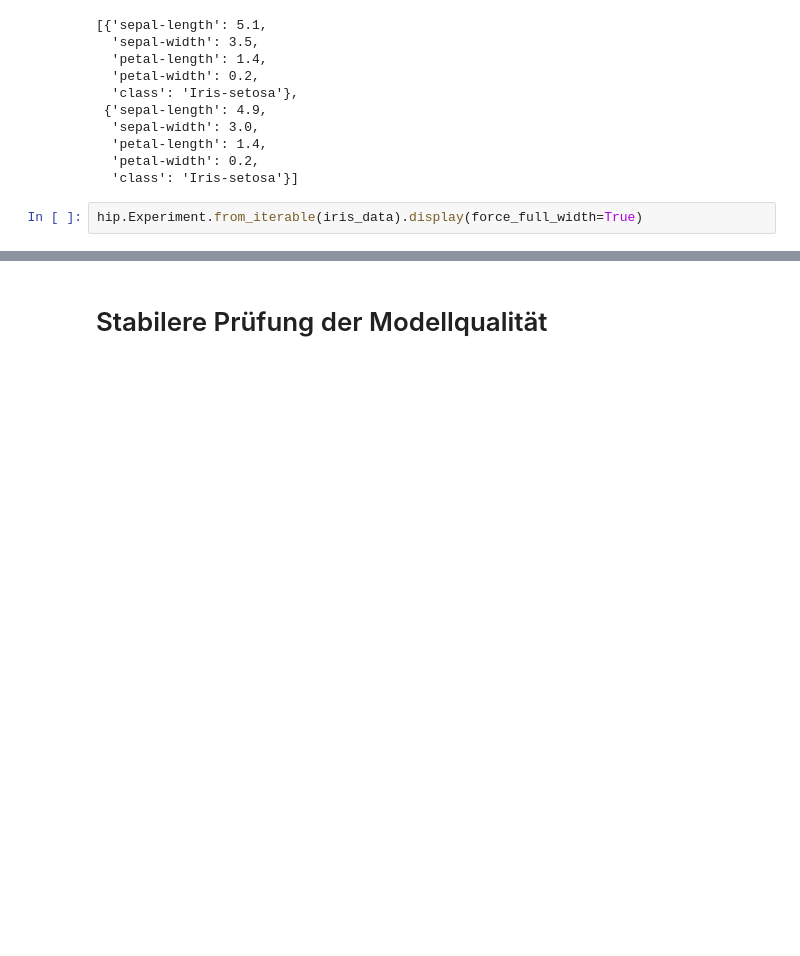
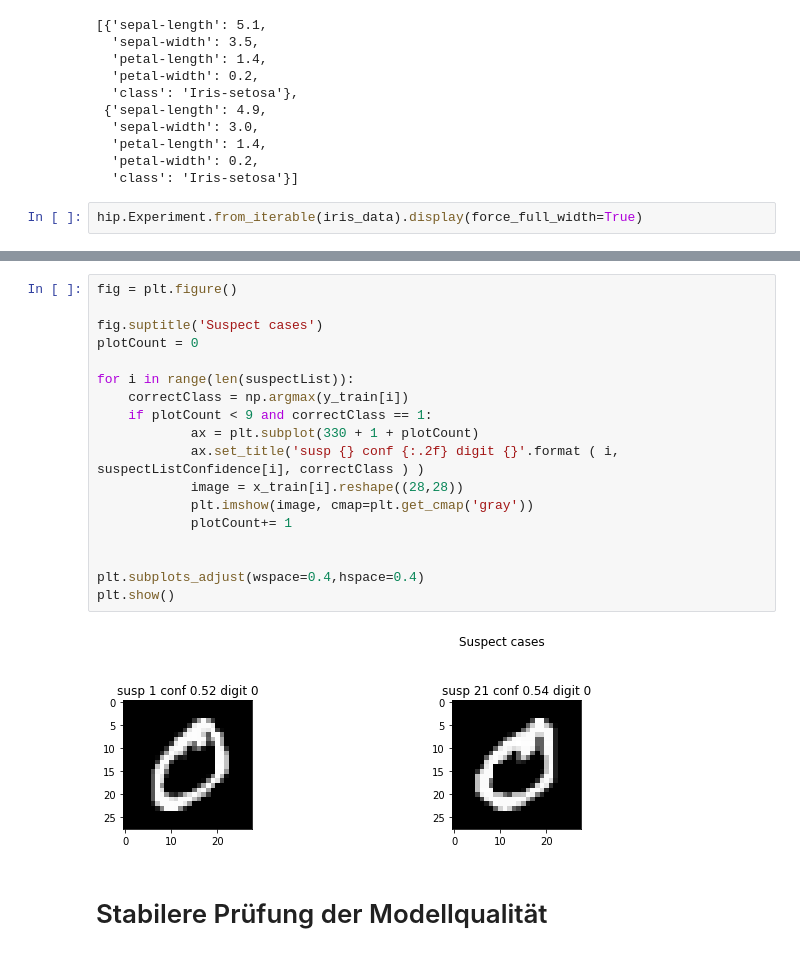
Before and after one commit to ditomax/mlwifianwender, a Jupyter notebook: 12 Anwendungsbeispiel Analysis of data.ipynb, the cells around one changed output, grey strips where cells are left out. Saved outputs shown, nothing was run; the diff lists cells and outputs as text; blank space fills up the shorter version.

```diff
--- a/12 Anwendungsbeispiel Analysis of data.ipynb
+++ b/12 Anwendungsbeispiel Analysis of data.ipynb
@@ -349,2 +447,22 @@ hip.Experiment.from_iterable(iris_data).display(force_full_width=True)
+# %%
+fig = plt.figure()
+
+fig.suptitle('Suspect cases')
+plotCount = 0
+
+for i in range(len(suspectList)):
+    correctClass = np.argmax(y_train[i])
+    if plotCount < 9 and correctClass == 1:
+            ax = plt.subplot(330 + 1 + plotCount)
+            ax.set_title('susp {} conf {:.2f} digit {}'.format ( i, suspectListConfidence[i], correctClass ) )
+            image = x_train[i].reshape((28,28))
+            plt.imshow(image, cmap=plt.get_cmap('gray'))
+            plotCount+= 1
+
+
+plt.subplots_adjust(wspace=0.4,hspace=0.4)
+plt.show()
+# %% [output]
+[figure, added]
 # %% [markdown]
 # Stabilere Prüfung der Modellqualität
```
Also changed, not shown: parts of 11 cells of this notebook, 2 other files.
